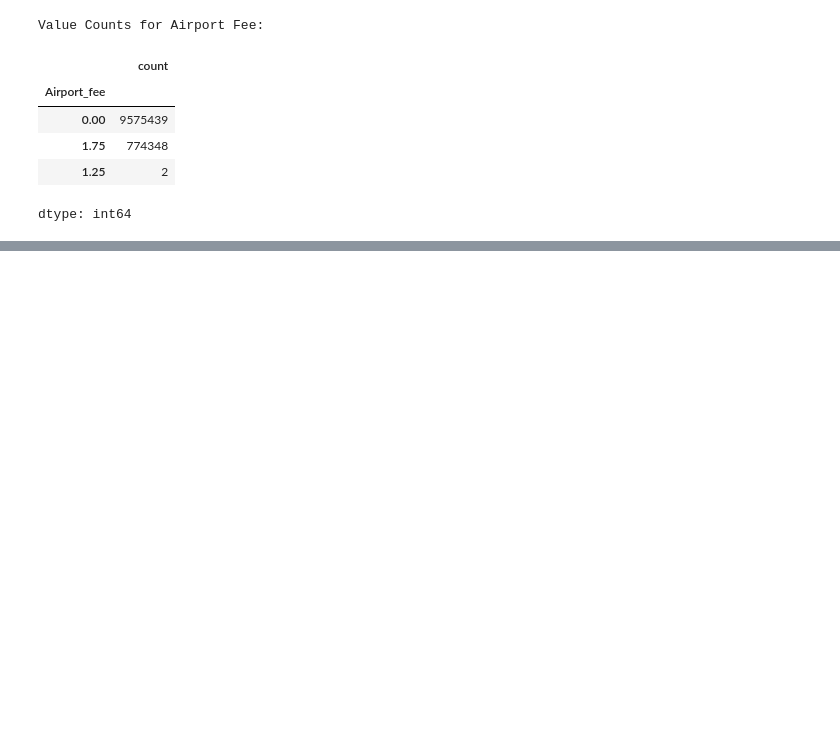
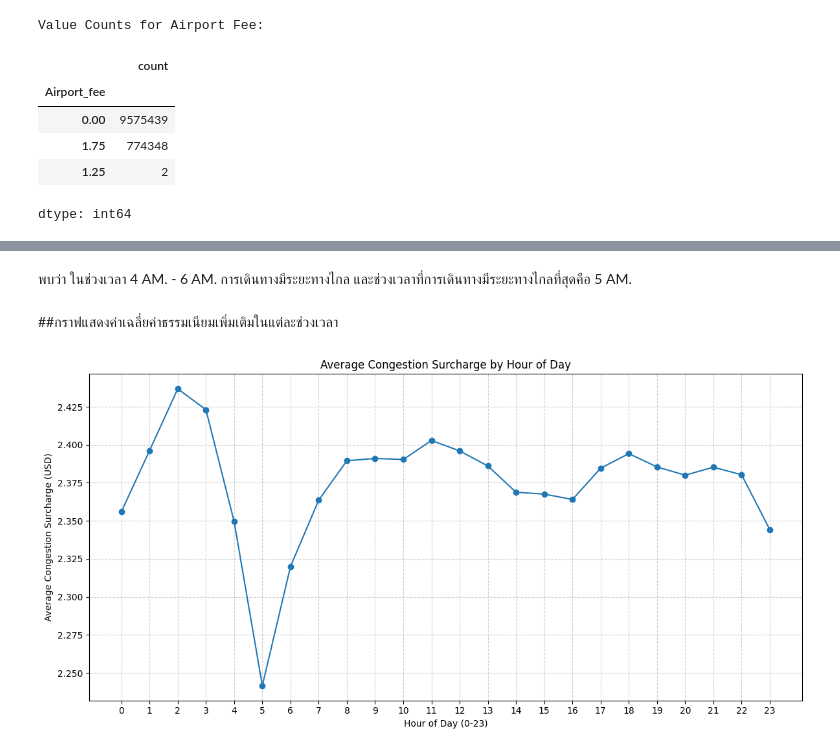
Before and after one commit to TKhahahah/Text_Analytics, a Jupyter notebook: Untitled2.ipynb, the cells around one changed output, grey strips where cells are left out. Cells and saved outputs as stored; diff of their text form; code cells hidden in the pictures; blank space fills up the shorter version.

```diff
--- a/Untitled2.ipynb
+++ b/Untitled2.ipynb
@@ -664,0 +764,21 @@ plt.show()
+# %% [markdown]
+พบว่า ในช่วงเวลา 4 AM. - 6 AM. การเดินทางมีระยะทางไกล และช่วงเวลาที่การเดินทางมีระยะทางไกลที่สุดคือ 5 AM.
+# %% [markdown]
+##กราฟแสดงค่าเฉลี่ยค่าธรรมเนียมเพิ่มเติมในแต่ละช่วงเวลา
+# %%
+# Calculate the average congestion surcharge for each hour of the day
+average_congestion_by_hour = map_data.groupby('time')['congestion_surcharge'].mean().reset_index()
+
+# Create a line plot
+plt.figure(figsize=(12, 6))
+plt.plot(average_congestion_by_hour['time'], average_congestion_by_hour['congestion_surcharge'], marker='o', linestyle='-')
+
+plt.title('Average Congestion Surcharge by Hour of Day')
+plt.xlabel('Hour of Day (0-23)')
+plt.ylabel('Average Congestion Surcharge (USD)')
+plt.xticks(range(0, 24)) # Ensure all hours are shown on the x-axis
+plt.grid(True, linestyle='--', alpha=0.6)
+plt.tight_layout()
+plt.show()
+# %% [output]
+[figure, added]
```
Also changed, not shown: parts of 37 cells of this notebook.
